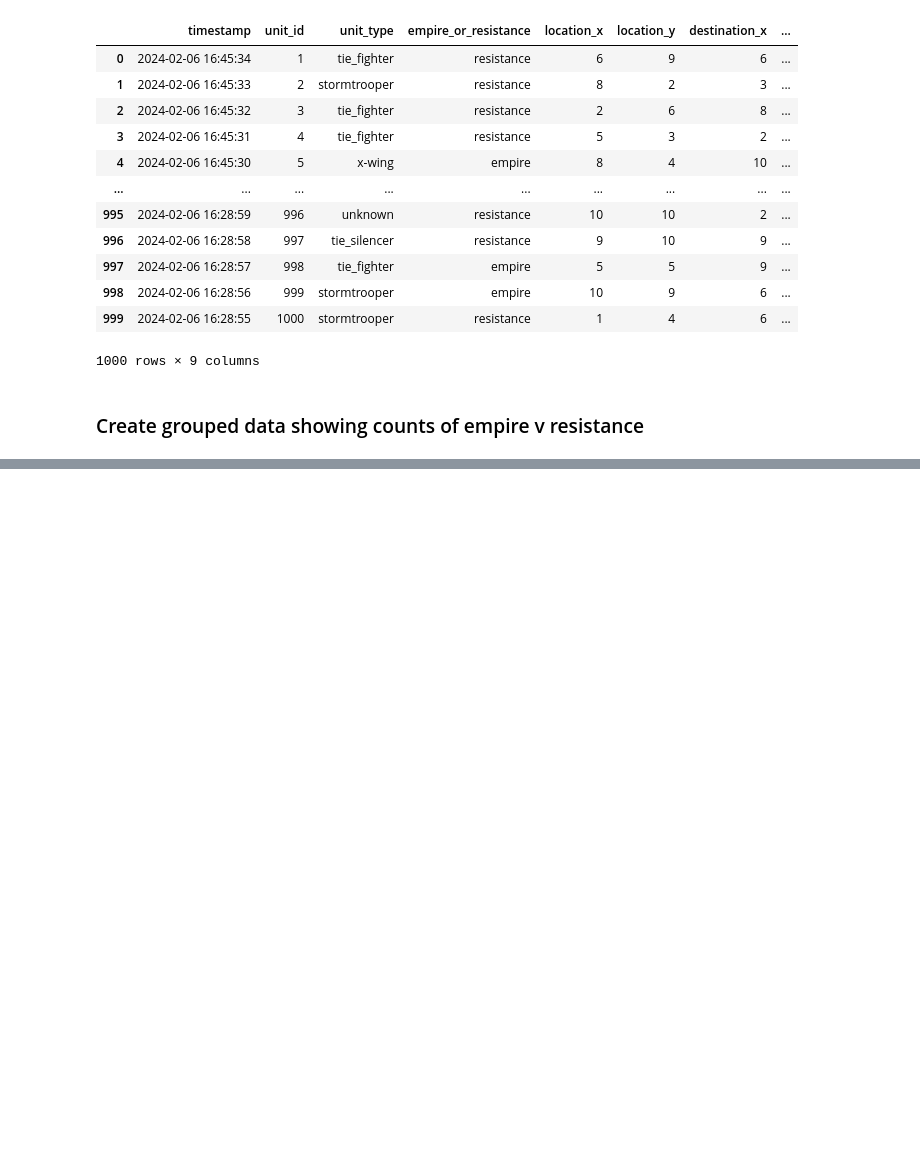
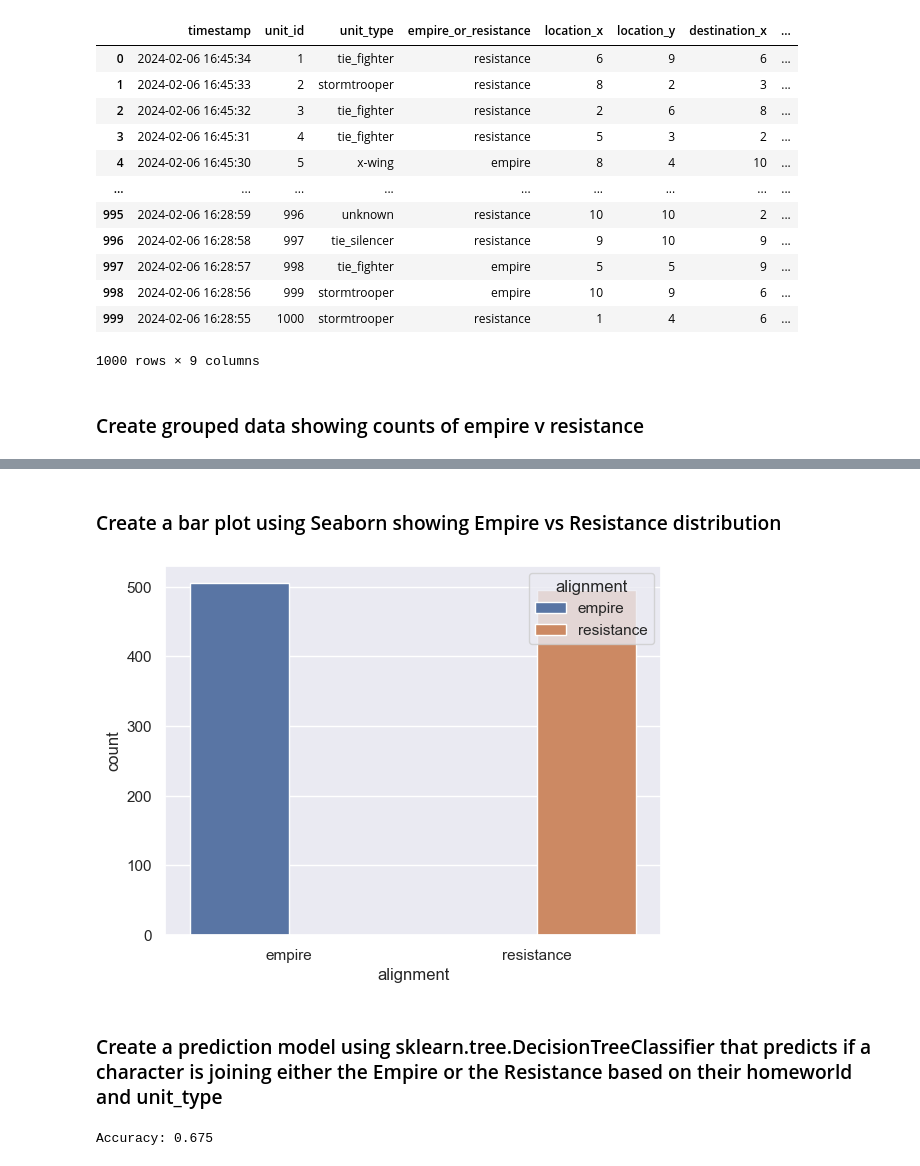
Before and after one commit to oloughlinc/star-wars-data-science, a Jupyter notebook: prediction_model.ipynb, the cells around one changed output, grey strips where cells are left out. Saved outputs shown, nothing was run; the diff lists cells and outputs as text; code cells hidden in the pictures; blank space fills up the shorter version.

Commit message:
finished part 2 -create prediction model

```diff
--- a/prediction_model.ipynb
+++ b/prediction_model.ipynb
@@ -23,3 +23,7 @@ main_df
 1000 rows × 9 columns
 # %% [markdown]
 ### Create grouped data showing counts of empire v resistance
+# %%
+df_count = main_df['empire_or_resistance'].value_counts().reset_index()
+df_count.columns = ['alignment', 'count']
+df_count
@@ -25,0 +94,41 @@ main_df
+# %% [markdown]
+### Create a bar plot using Seaborn showing Empire vs Resistance distribution
+# %%
+import seaborn as sns
+
+sns.set()
+alignment_plot = sns.barplot(x='alignment', y='count', hue='alignment', data=df_count)
+# %% [output]
+[figure, added]
+# %% [markdown]
+### Create a prediction model using sklearn.tree.DecisionTreeClassifier that predicts if a character is joining either the Empire or the Resistance based on their homeworld and unit_type
+# %%
+from sklearn.tree import DecisionTreeClassifier
+from sklearn.model_selection import train_test_split
+from sklearn.metrics import accuracy_score
+
+df = main_df2
+
+X = df[['homeworld', 'unit_type']]
+y = df['is_resistance']
+
+# One-hot encode categorical features
+X_encoded = pd.get_dummies(X)
+
+# Split the data into training and testing sets (e.g., 80% training and 20% testing)
+X_train, X_test, y_train, y_test = train_test_split(X_encoded, y, test_size=0.2, random_state=42)
+
+# Create a DecisionTreeClassifier
+model = DecisionTreeClassifier()
+
+# Fit the classifier to the training data
+model.fit(X_train, y_train)
+
+# Make predictions on the test data
+y_pred = model.predict(X_test)
+
+# Calculate accuracy
+accuracy = accuracy_score(y_test, y_pred)
+# print("Accuracy:", accuracy)
+# %% [output]
+Accuracy: 0.675
```
Also changed, not shown: parts of 11 cells of this notebook, 1 other file.
